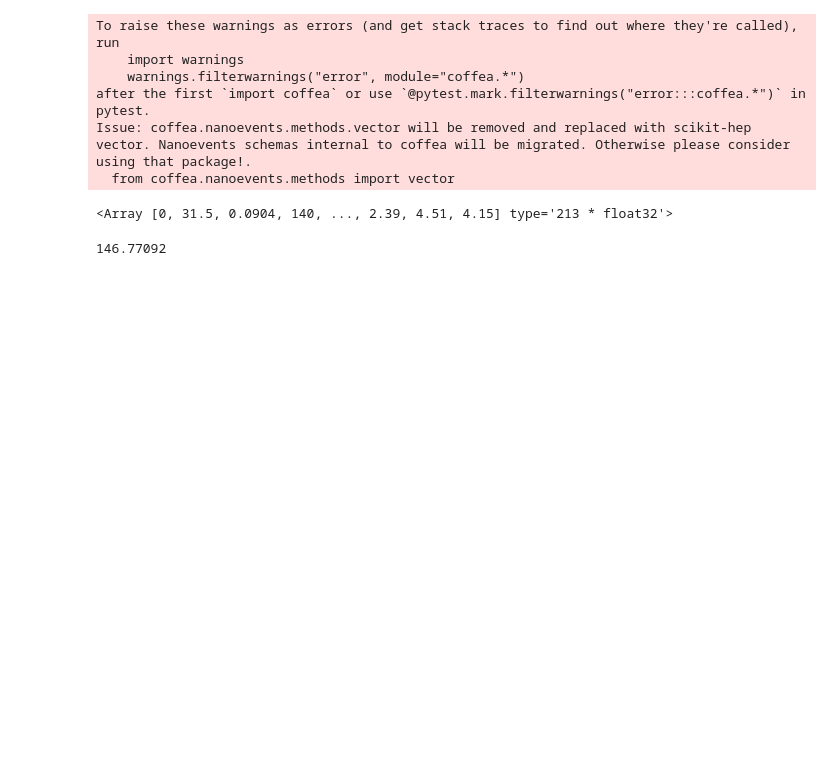
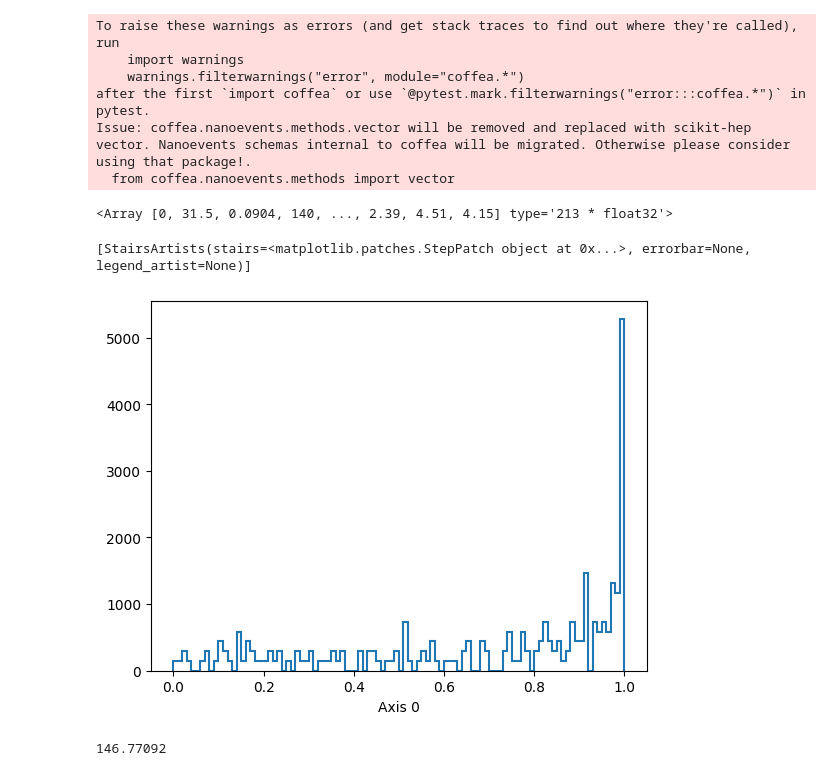
Before and after one commit to prayagyadav/coffea-fcc-analyses, a Jupyter notebook: examples/FCCee/higgs/4leptons/test.ipynb, the cells around one changed output. Cells and saved outputs as stored; diff of their text form; code cells hidden in the pictures; blank space fills up the shorter version.

```diff
--- a/examples/FCCee/higgs/4leptons/test.ipynb
+++ b/examples/FCCee/higgs/4leptons/test.ipynb
@@ -264,6 +264,8 @@ fourMuons_iso = coneIsolation(fourMuons_collected, rest_of_particles, min_dr=0.0
 #print('fourMuons_iso: ', fourMuons_iso.head())
 fourMuons_min_iso = ak.max(fourMuons_iso, axis=1)
 #print('fourMuons_min_iso: ', fourMuons_min_iso.head())
+# %%
+c = ak.drop_none(abs(np.cos(Emiss.theta)).compute())
 # %%
 vis_e = ak.drop_none(all_others.E).compute()
 vis_e
@@ -282,6 +284,12 @@ non_res_Z_hist = hda.Hist.new.Regular(50,0,250).Double().fill(ak.drop_none(non_r
 four_muon_mass_hist = hda.Hist.new.Regular(50,0,250).Double().fill(ak.drop_none(fourMuons.m))*scale
 iso_hist = hist.Hist.new.Regular(50,0,20).Double().fill(ak.drop_none(fourMuons_min_iso).compute())*scale
 vis_e_hist = hist.Hist.new.Regular(50,0,20).Double().fill(ak.drop_none(fourMuons_min_iso).compute())*scale
+cos_theta_hist = hist.Hist.new.Regular(100,0,1).Double().fill(c)*scale
+# %%
+cos_theta_hist.plot()
+# %% [output]
+[StairsArtists(stairs=<matplotlib.patches.StepPatch object at 0x...>, errorbar=None, legend_artist=None)]
+[figure, added]
 # %%
 scale
 # %% [output]
```
Also changed, not shown: parts of 3 cells of this notebook, 1 other file.
